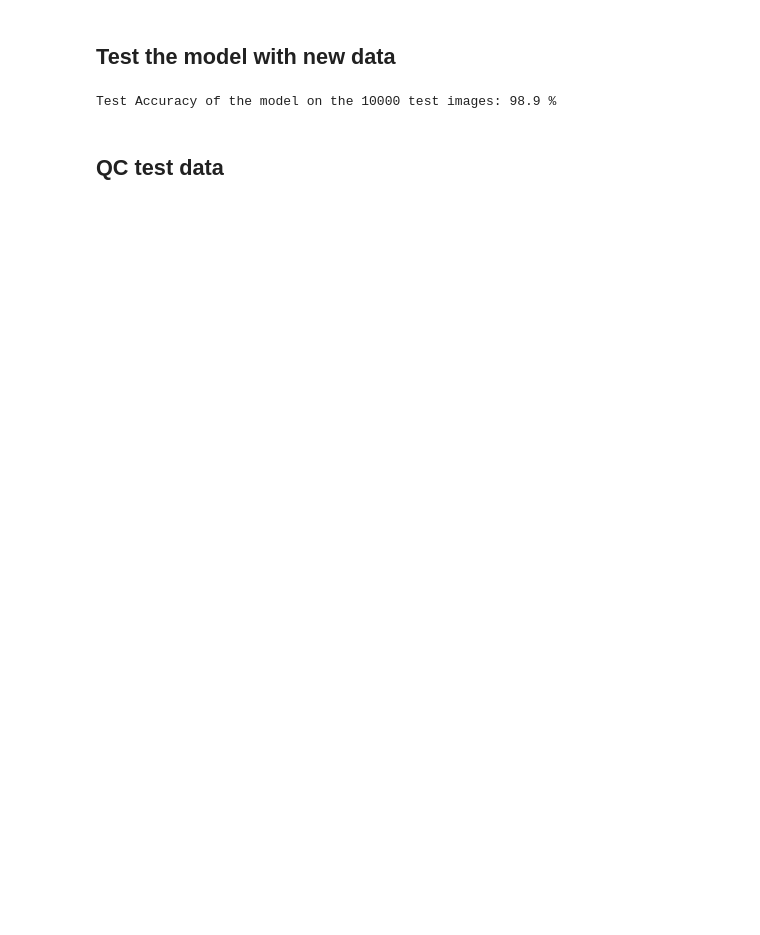
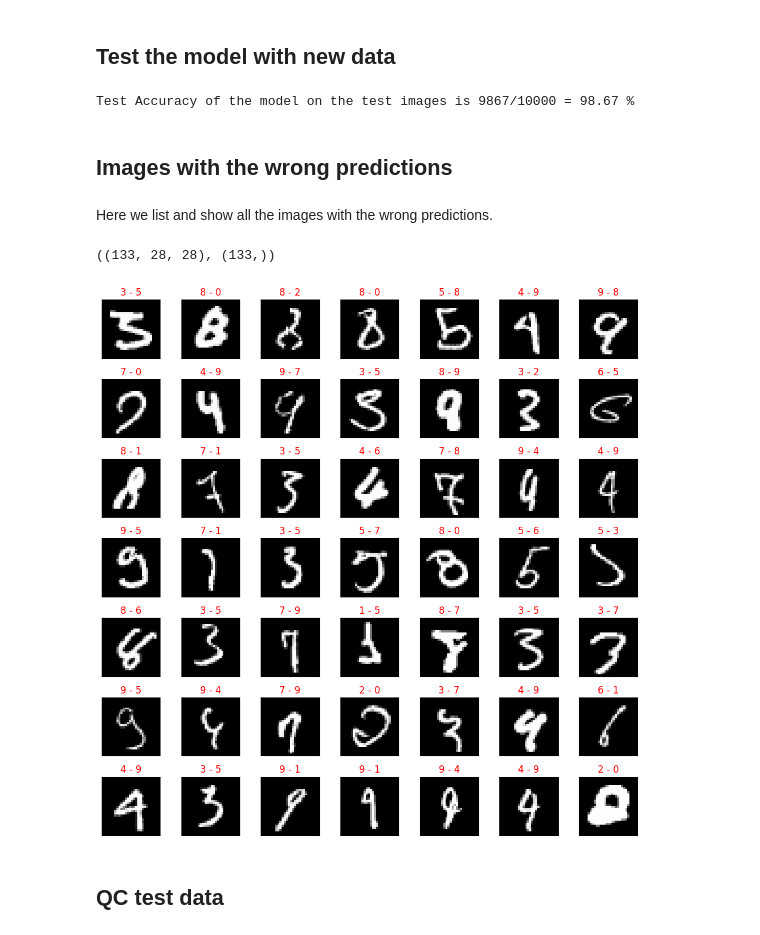
Before and after one commit to hongbozhou/deep_learning_101, a Jupyter notebook: pytorch-cnn-basic.ipynb, the cells around one changed output. Drawn from its saved outputs; the diff is of its cells as text; code cells hidden in the pictures; blank space fills up the shorter version.

```diff
--- a/pytorch-cnn-basic.ipynb
+++ b/pytorch-cnn-basic.ipynb
@@ -151,0 +202,7 @@ else:
+# %%
+if useModel=='modelA':
+    model = modelA
+elif useModel == 'modelB':
+    model = modelB
+else:
+    model = modelC
@@ -214,7 +278,13 @@ with torch.no_grad():
 
     correct = 0
     total = 0
-    for images, labels in test_loader:
+
+    # collect images/labels with wrong predictions
+    true_image_list = []
+    true_label_list = []
+    wrong_label_list = []
+
+    for idx, (images, labels) in enumerate(test_loader):
 
         images = images.to(device)
         labels = labels.to(device)
@@ -231,8 +301,39 @@ with torch.no_grad():
         #Tensor.item(): number
         correct += (predicted == labels).sum().item()
 
-    print('Test Accuracy of the model on the 10000 test images: {} %'.format(100 * correct / total))
+        # save images/labels that are wrong
+        wrong = torch.asarray(predicted != labels).nonzero()
+        if wrong.sum() > 0:
+
+            aa = images[wrong]
+            bb = labels[wrong]
+            cc = predicted[wrong]
+
+            # print('idx=', idx, aa.shape, bb.shape)
+
+            true_image_list.append(aa)
+            true_label_list.append(bb)
+            wrong_label_list.append(cc)
+
+    print(f'Test Accuracy of the model on the test images is {correct}/{total} = {100 * correct / total} %')
 # %% [output]
-Test Accuracy of the model on the 10000 test images: 98.9 %
+Test Accuracy of the model on the test images is 9867/10000 = 98.67 %
+# %% [markdown]
+## Images with the wrong predictions
+# %% [markdown]
+Here we list and show all the images with the wrong predictions.
+# %%
+true_images = torch.cat(true_image_list, dim=0).cpu().numpy().squeeze()
+true_labels = torch.cat(true_label_list, dim=0).cpu().numpy().squeeze()
+wrong_labels = torch.cat(wrong_label_list, dim=0).cpu().numpy().squeeze()
+# %%
+true_images.shape, wrong_labels.shape
+# %% [output]
+((133, 28, 28), (133,))
+# %%
+# extract some data for display
+plot_mnist(true_images[:50], true_labels[:50], wrong_labels[:50])
+# %% [output]
+[figure, added]
 # %% [markdown]
 ## QC test data
```
Also changed, not shown: parts of 25 cells of this notebook, 1 other file.
